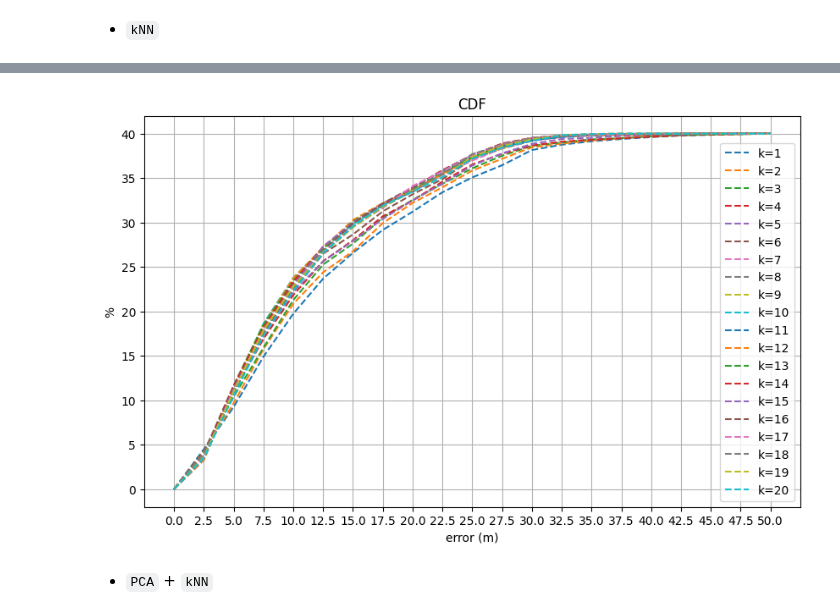
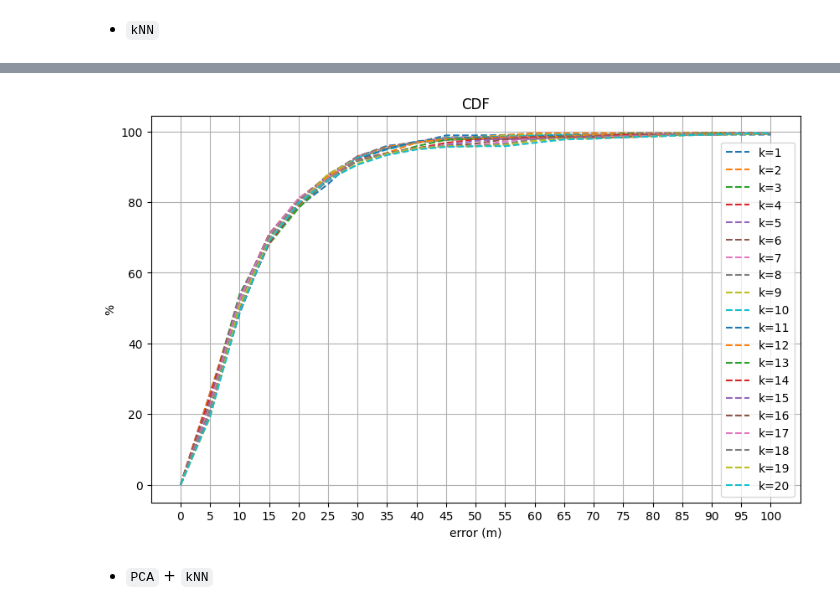
Before and after one commit to hungnd11/my-thesis, a Jupyter notebook: code/notebooks/knn.ipynb, the cells around one changed output, grey strips where cells are left out. Saved outputs shown, nothing was run; the diff lists cells and outputs as text; code cells hidden in the pictures.

Commit message:
Integrate train/test assignment to knn notebook

```diff
--- a/code/notebooks/knn.ipynb
+++ b/code/notebooks/knn.ipynb
@@ -43,3 +46,21 @@ fingerprint_files = list(glob(f"../../data/wifi_fingerprint_manual/train/{site_i
+# %%
+train_tracks = track_assignment[track_assignment["dataset"] == "train"]
+test_tracks = track_assignment[track_assignment["dataset"] == "test"]
+# %%
+def get_track_filepaths(assignment_df: pd.DataFrame, base_data_dir: str) -> list[str]:
+  result = []
+
+  for _, row in assignment_df.iterrows():
+    file_path = f"{base_data_dir}{row['site_id']}/{row['floor_id']}/{row['track_id']}_wifi_fingerprint.csv"
+    if not os.path.exists(file_path):
+      print(f"File {file_path} does not exist.")
+      continue
+    result.append(file_path)
+
+  return result
+# %%
+train_files = get_track_filepaths(train_tracks, base_data_dir)
+test_files = get_track_filepaths(test_tracks, base_data_dir)
 # %% [markdown]
 * There are two approaches for testing the performance of `kNN`:
   1. Extract all fingerprints and put them into a single dataset. Then split the dataset into train and test datasets.
@@ -48,8 +69,6 @@ fingerprint_files = list(glob(f"../../data/wifi_fingerprint_manual/train/{site_i
 * The first approach will cause unreliable results because some of the data in test dataset is leaked to the training step. This is obvious because of these fingerprints were collected from a track, in which waypoints were correlated.
 
 * In this experiment, we use 80% of tracks for training models and 20% of tracks for testing model's performance.
-# %%
-train_files, test_files = train_test_split(fingerprint_files, test_size=0.2, random_state=42, shuffle=True)
 # %%
 print(f"The number of train files: {len(train_files)}")
 print(f"The number of test files: {len(test_files)}")
@@ -261,25 +280,26 @@ plt.show()
 # %%
 fig, ax = plt.subplots(1, 1, figsize=(10, 6))
 
 bins = [i / 20 for i in range(51)]
 
 for k, errors in zip(k_values, error_list):
-  pdf, bins = np.histogram(errors, bins=20, range=(0, 50), density=True)
+  pdf, bins = np.histogram(errors, bins=20, range=(0, 100))
+  pdf = pdf / errors.shape[0]
   error_cdf = np.cumsum(pdf)
   error_cdf = np.array([0, *error_cdf.tolist()])
   ax.plot(bins, error_cdf * 100, ls="--", label="k={}".format(k))
 
 ax.set_xlabel("error (m)")
 ax.set_ylabel("%")
 ax.set_xticks(bins)
 ax.set_title("CDF")
 
 ax.grid()
 ax.legend()
 
 plt.show()
 # %% [output]
-[figure, old version]
+[figure, new version]
 # %% [markdown]
 * `PCA` + `kNN`
 # %%
```
Also changed, not shown: parts of 13 cells of this notebook, 1 other file.
